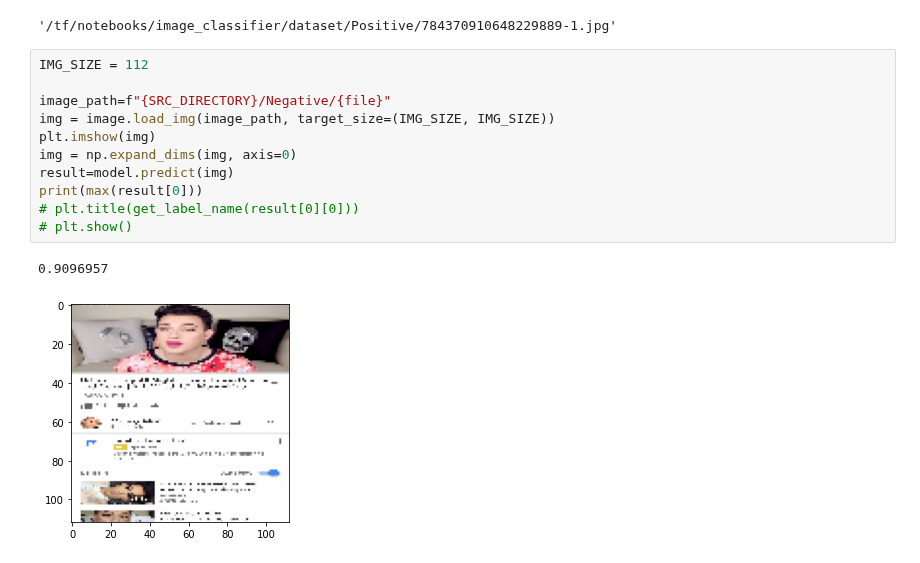
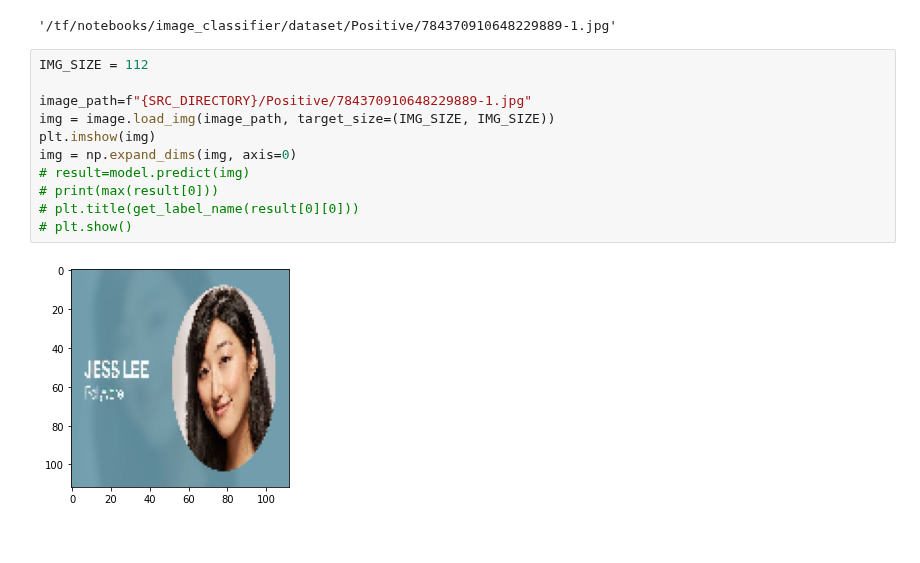
Before and after one commit to joberthrogers18/Analise_Sentimental_em_Imagens, a Jupyter notebook: image_classifier/image_classifier_resnet50.ipynb, the cells around one changed output. Drawn from its saved outputs; the diff is of its cells as text.

```diff
--- a/image_classifier/image_classifier_resnet50.ipynb
+++ b/image_classifier/image_classifier_resnet50.ipynb
@@ -823,14 +864,13 @@ f"{SRC_DIRECTORY}/{label}/784370910648229889-1.jpg"
 # %%
 IMG_SIZE = 112
 
-image_path=f"{SRC_DIRECTORY}/Negative/{file}"
+image_path=f"{SRC_DIRECTORY}/Positive/784370910648229889-1.jpg"
 img = image.load_img(image_path, target_size=(IMG_SIZE, IMG_SIZE))
 plt.imshow(img)
 img = np.expand_dims(img, axis=0)
-result=model.predict(img)
-print(max(result[0]))
+# result=model.predict(img)
+# print(max(result[0]))
 # plt.title(get_label_name(result[0][0]))
 # plt.show()
 # %% [output]
-0.9096957
-[figure, old version]
+[figure, new version]
```
Also changed, not shown: parts of 29 cells of this notebook, 1 other file.
